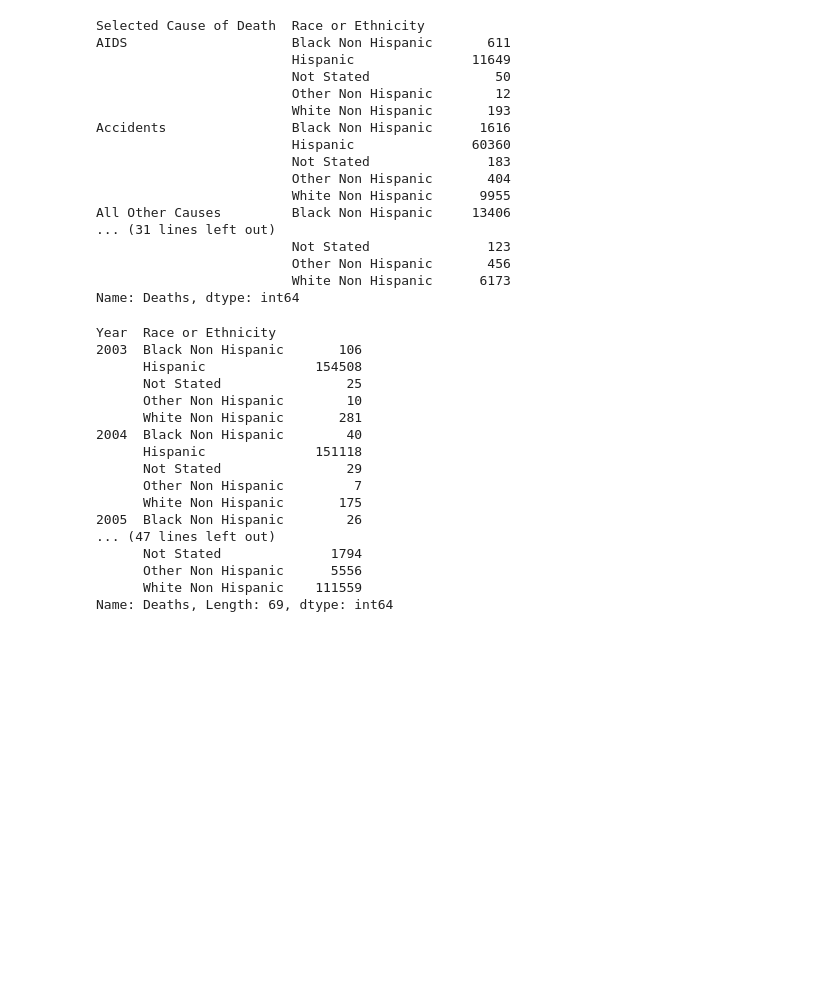
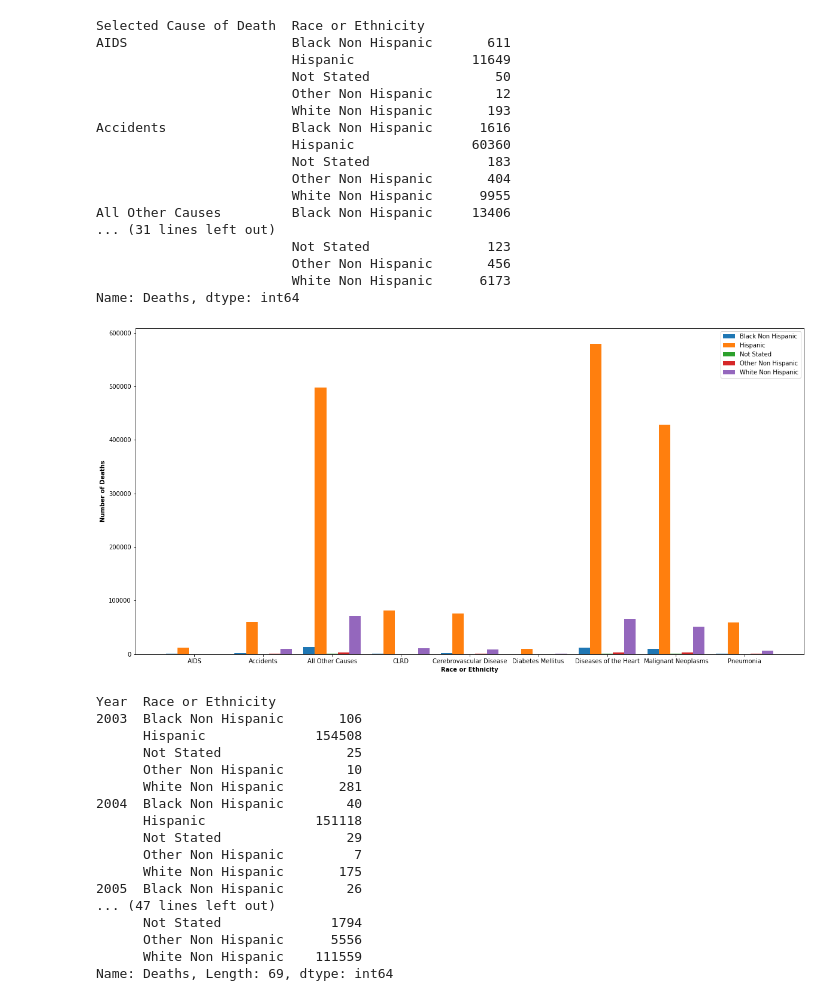
Before and after one commit to daniel-a-r/LAGCC-Data-Structures-Project, a Jupyter notebook: MAC 286 Project.ipynb, the cells around one changed output. Drawn from its saved outputs; the diff is of its cells as text; code cells hidden in the pictures; blank space fills up the shorter version.

```diff
--- a/MAC 286 Project.ipynb
+++ b/MAC 286 Project.ipynb
@@ -224,5 +267,38 @@ All Other Causes         Black Non Hispanic     13406
                          Other Non Hispanic       456
                          White Non Hispanic      6173
 Name: Deaths, dtype: int64
+# %%
+cause_re_deaths = data.groupby(['Selected Cause of Death', 'Race or Ethnicity'])['Deaths'].sum()
+cause_re_bars = []
+
+for i in range(len(re)):
+    cause_re_bars.append([])
+    for j in range(i, len(cause_re_deaths), len(re)):
+        cause_re_bars[i].append(cause_re_deaths[j])
+
+xticks = np.arange(len(cause))
+bar_width = 1/(len(cause_re_bars) + 1)
+bar_pos = []
+
+for i in range(len(cause_re_bars)):
+    bar_pos.append([])
+    if(i == 0):
+        bar_pos[i] = list(xticks)
+    else:
+        bar_pos[i] = [x + bar_width for x in bar_pos[i - 1]]
+
+plt.figure(figsize=(20, 10))
+
+for i in range(len(cause_re_bars)):
+    plt.bar(bar_pos[i], cause_re_bars[i], width=bar_width, label=re[i])
+
+plt.title('', fontweight='bold')
+plt.ylabel('Number of Deaths', fontweight='bold')
+plt.xlabel('Race or Ethnicity', fontweight='bold')
+plt.xticks(bar_pos[int(len(bar_pos)/2)], cause)
+plt.legend()
+plt.show()
+# %% [output]
+[figure, added]
 # %%
 #groups by year and then race or ethnicity and sums the number of deaths
```
Also changed, not shown: parts of 20 cells of this notebook.
